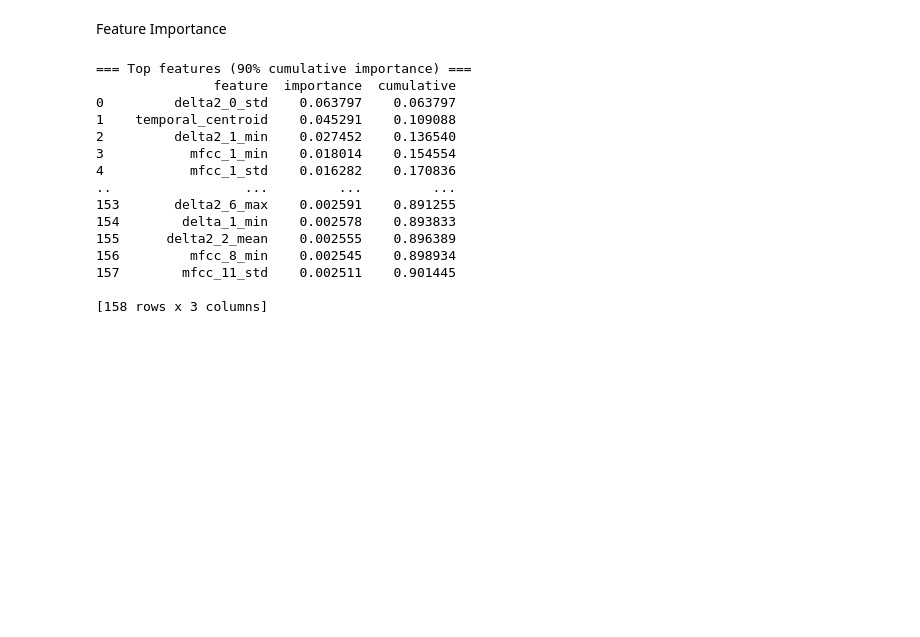
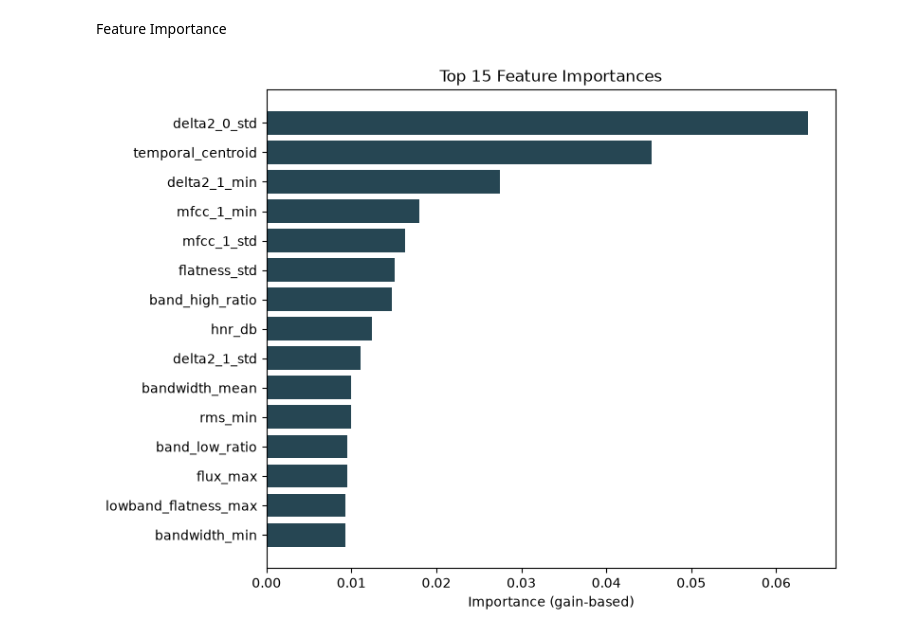
Before and after one commit to rda329/RFCUNY-Research, a Jupyter notebook: AudioClassification/xgboost_v2.ipynb, the cells around one changed output. Cells and saved outputs as stored; diff of their text form; code cells hidden in the pictures; blank space fills up the shorter version.

```diff
--- a/AudioClassification/xgboost_v2.ipynb
+++ b/AudioClassification/xgboost_v2.ipynb
@@ -173,35 +173,17 @@ shortened_unlabeled       0.81      0.93      0.86       230
 # %% [markdown]
 Feature Importance
 # %%
-def top_features_by_cumulative_importance(clf, feature_names, threshold=0.90):
-    importances = clf.feature_importances_
-    order = np.argsort(importances)[::-1]
-    sorted_importances = importances[order]
-    sorted_names = np.array(feature_names)[order]
-    cumulative = np.cumsum(sorted_importances)
-    n_features = np.searchsorted(cumulative, threshold) + 1
-    return pd.DataFrame({
-        "feature": sorted_names[:n_features],
-        "importance": sorted_importances[:n_features],
-        "cumulative": cumulative[:n_features]
-    })
+feature_names = np.array(X_train.columns)
+importances = clf.feature_importances_
+order = np.argsort(importances)[-15:]   # top 15 features
 
-top_feats = top_features_by_cumulative_importance(clf, X_train.columns, threshold=0.90)
-print("\n=== Top features (90% cumulative importance) ===")
-print(top_feats)
+fig, ax = plt.subplots(figsize=(8, 6))
+ax.barh(range(len(order)), importances[order], color="#264653")
+ax.set_yticks(range(len(order)))
+ax.set_yticklabels(feature_names[order])
+ax.set_xlabel("Importance (gain-based)")
+ax.set_title("Top 15 Feature Importances")
+plt.tight_layout()
+plt.show()
 # %% [output]
-=== Top features (90% cumulative importance) ===
-               feature  importance  cumulative
-0         delta2_0_std    0.063797    0.063797
-1    temporal_centroid    0.045291    0.109088
-2         delta2_1_min    0.027452    0.136540
-3           mfcc_1_min    0.018014    0.154554
-4           mfcc_1_std    0.016282    0.170836
-..                 ...         ...         ...
-153       delta2_6_max    0.002591    0.891255
-154        delta_1_min    0.002578    0.893833
-155      delta2_2_mean    0.002555    0.896389
-156         mfcc_8_min    0.002545    0.898934
-157        mfcc_11_std    0.002511    0.901445
-
-[158 rows x 3 columns]
+[figure, added]
```
Also changed, not shown: parts of 2 cells of this notebook, 16 other files.
